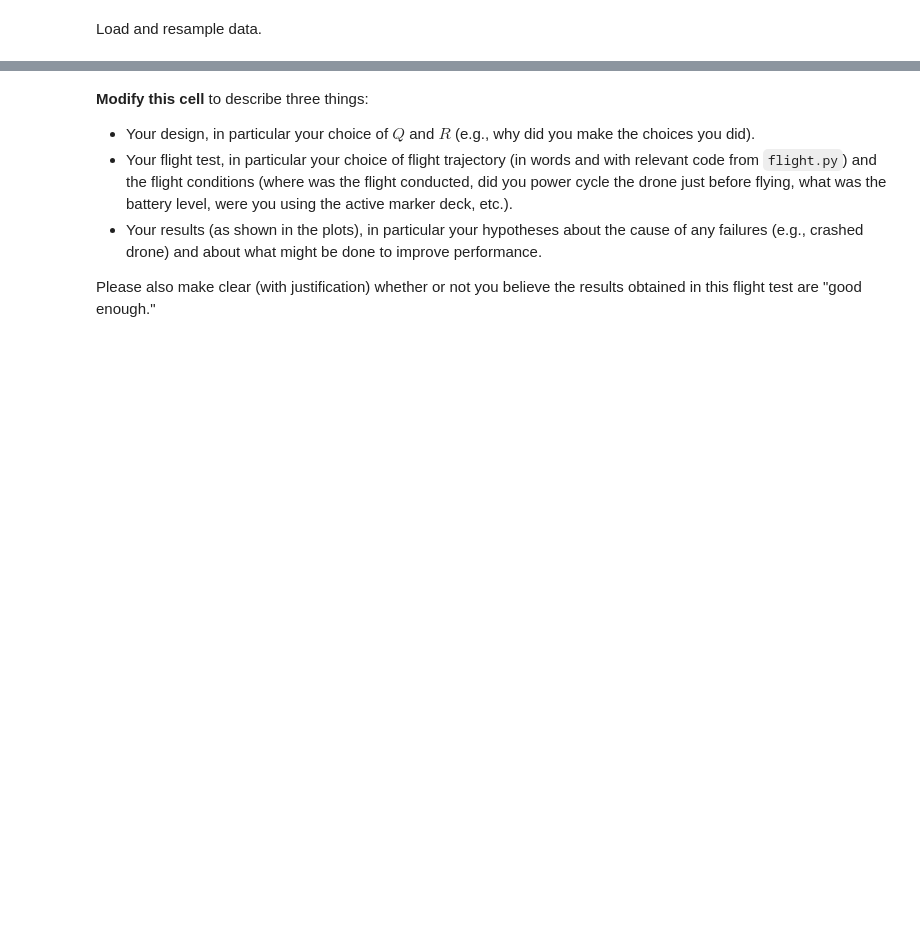
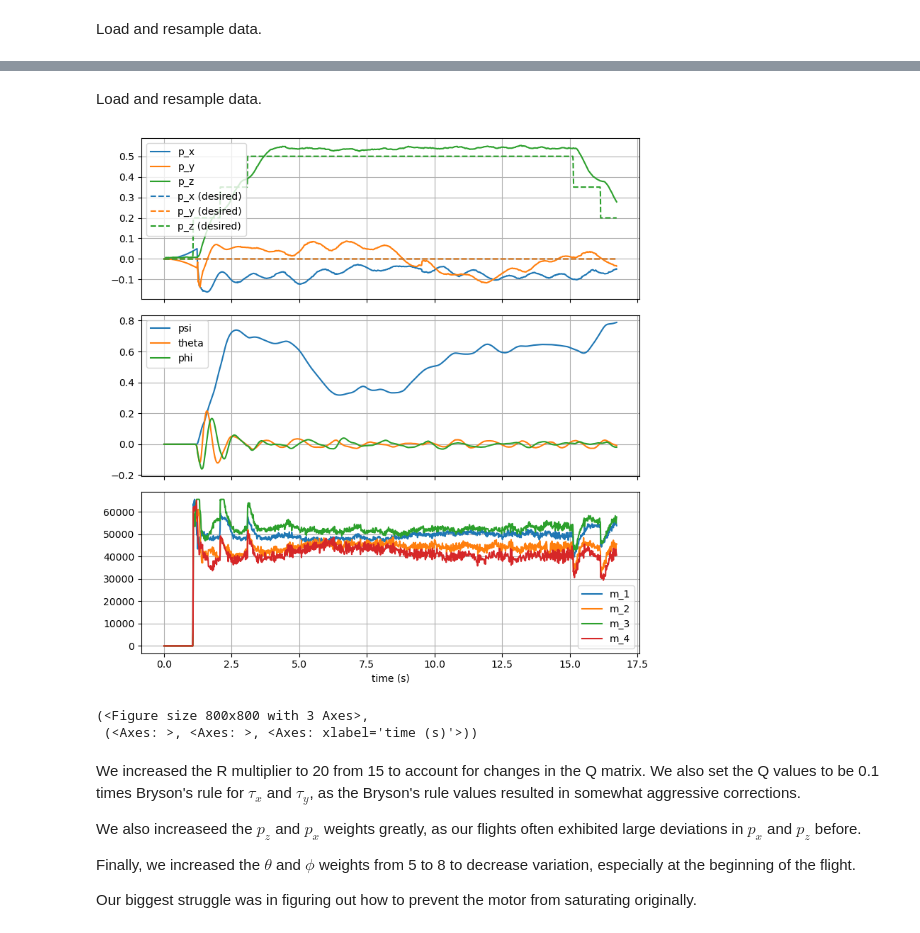
Before and after one commit to Chairless-maybe/crazyflie-client, a Jupyter notebook: lab05/analysis-with-delay.ipynb, the cells around one changed output, grey strips where cells are left out. Saved outputs shown, nothing was run; the diff lists cells and outputs as text; code cells hidden in the pictures; blank space fills up the shorter version.

```diff
--- a/lab05/analysis-with-delay.ipynb
+++ b/lab05/analysis-with-delay.ipynb
@@ -735,8 +836,16 @@ plot_drone_data("hardware_data_4.json")
+# %% [markdown]
+Load and resample data.
+# %%
+plot_drone_data("demo.json")
+# %% [output]
+[figure, added]
+(<Figure size 800x800 with 3 Axes>,
+ (<Axes: >, <Axes: >, <Axes: xlabel='time (s)'>))
 # %% [markdown]
-**Modify this cell** to describe three things:
+We increased the R multiplier to 20 from 15 to account for changes in the Q matrix. We also set the Q values to be 0.1 times Bryson's rule for $\tau_x$ and $\tau_y$, as the Bryson's rule values resulted in somewhat aggressive corrections.
 
-* Your design, in particular your choice of $Q$ and $R$ (e.g., why did you make the choices you did).
-* Your flight test, in particular your choice of flight trajectory (in words and with relevant code from `flight.py`) and the flight conditions (where was the flight conducted, did you power cycle the drone just before flying, what was the battery level, were you using the active marker deck, etc.).
-* Your results (as shown in the plots), in particular your hypotheses about the cause of any failures (e.g., crashed drone) and about what might be done to improve performance.
+We also increaseed the $p_z$ and $p_x$ weights greatly, as our flights often exhibited large deviations in $p_x$ and $p_z$ before.
 
-Please also make clear (with justification) whether or not you believe the results obtained in this flight test are "good enough."
+Finally, we increased the $\theta$ and $\phi$ weights from 5 to 8 to decrease variation, especially at the beginning of the flight.
+
+Our biggest struggle was in figuring out how to prevent the motor from saturating originally.
```
Also changed, not shown: parts of 12 cells of this notebook, 5 other files.
